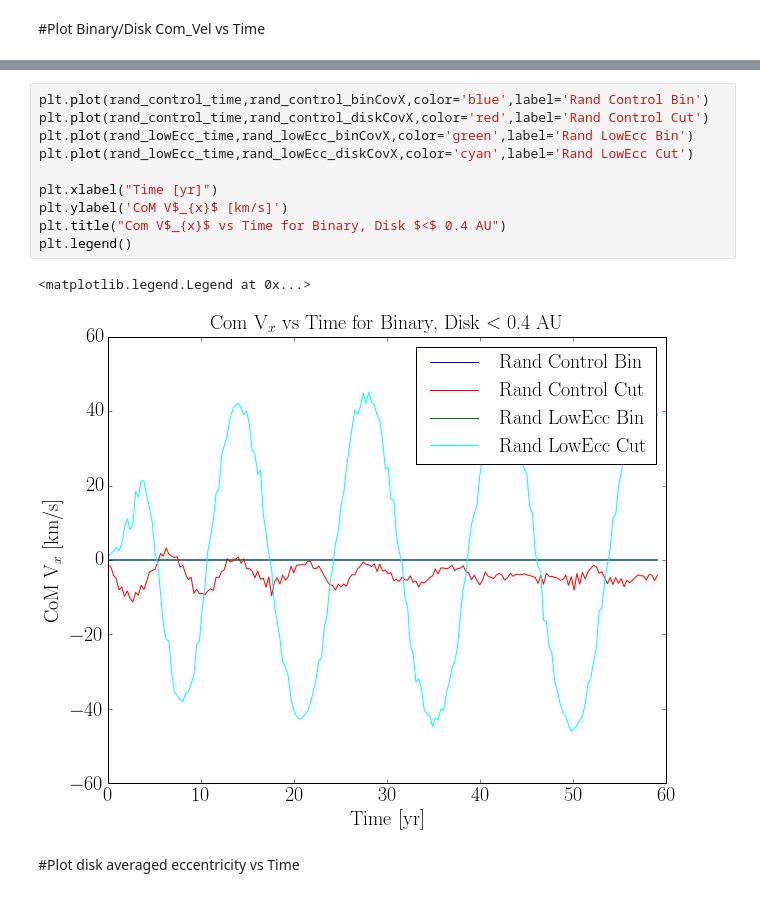
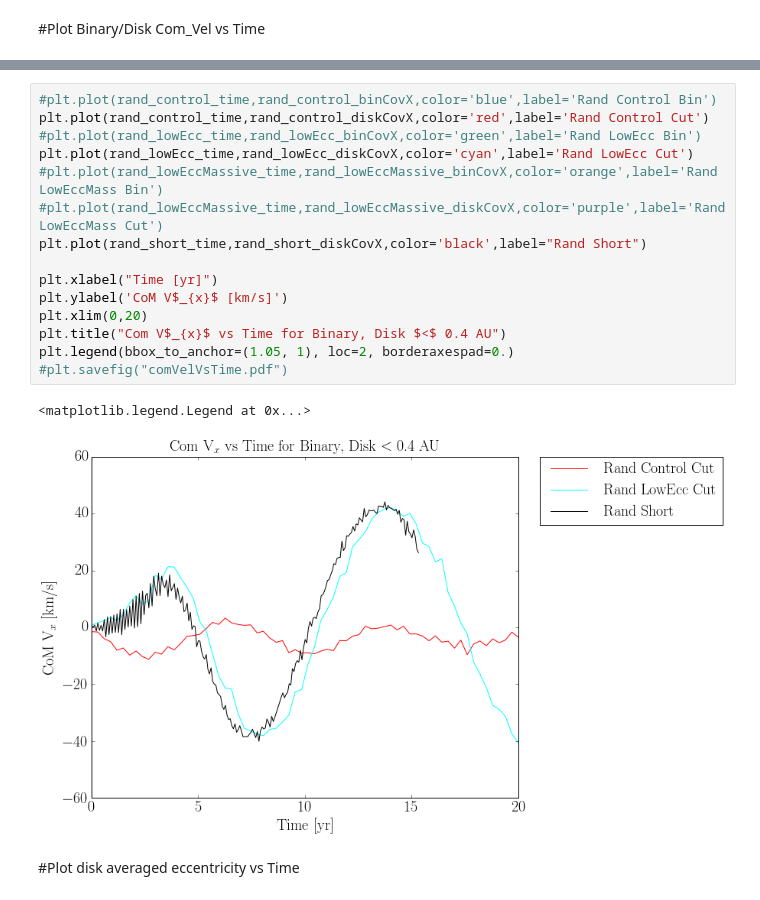
Before and after one commit to dflemin3/CBNotebooks, a Jupyter notebook: comDiskAveragePlots.ipynb, the cells around one changed output, grey strips where cells are left out. Drawn from its saved outputs; the diff is of its cells as text.

```diff
--- a/comDiskAveragePlots.ipynb
+++ b/comDiskAveragePlots.ipynb
@@ -603,16 +1035,21 @@ rand_lowEcc_binCovX = [  0.00000000e+00,  -5.34923846e-05,  -6.64845564e-05,
 # %%
-plt.plot(rand_control_time,rand_control_binCovX,color='blue',label='Rand Control Bin')
+#plt.plot(rand_control_time,rand_control_binCovX,color='blue',label='Rand Control Bin')
 plt.plot(rand_control_time,rand_control_diskCovX,color='red',label='Rand Control Cut')
-plt.plot(rand_lowEcc_time,rand_lowEcc_binCovX,color='green',label='Rand LowEcc Bin')
+#plt.plot(rand_lowEcc_time,rand_lowEcc_binCovX,color='green',label='Rand LowEcc Bin')
 plt.plot(rand_lowEcc_time,rand_lowEcc_diskCovX,color='cyan',label='Rand LowEcc Cut')
+#plt.plot(rand_lowEccMassive_time,rand_lowEccMassive_binCovX,color='orange',label='Rand LowEccMass Bin')
+#plt.plot(rand_lowEccMassive_time,rand_lowEccMassive_diskCovX,color='purple',label='Rand LowEccMass Cut')
+plt.plot(rand_short_time,rand_short_diskCovX,color='black',label="Rand Short")
 
 plt.xlabel("Time [yr]")
 plt.ylabel('CoM V$_{x}$ [km/s]')
+plt.xlim(0,20)
 plt.title("Com V$_{x}$ vs Time for Binary, Disk $<$ 0.4 AU")
-plt.legend()
+plt.legend(bbox_to_anchor=(1.05, 1), loc=2, borderaxespad=0.)
+#plt.savefig("comVelVsTime.pdf")
 # %% [output]
 <matplotlib.legend.Legend at 0x...>
-[figure, old version]
+[figure, new version]
 # %% [markdown]
 #Plot disk averaged eccentricity vs Time
 # %%
```
Also changed, not shown: parts of 6 cells of this notebook.
